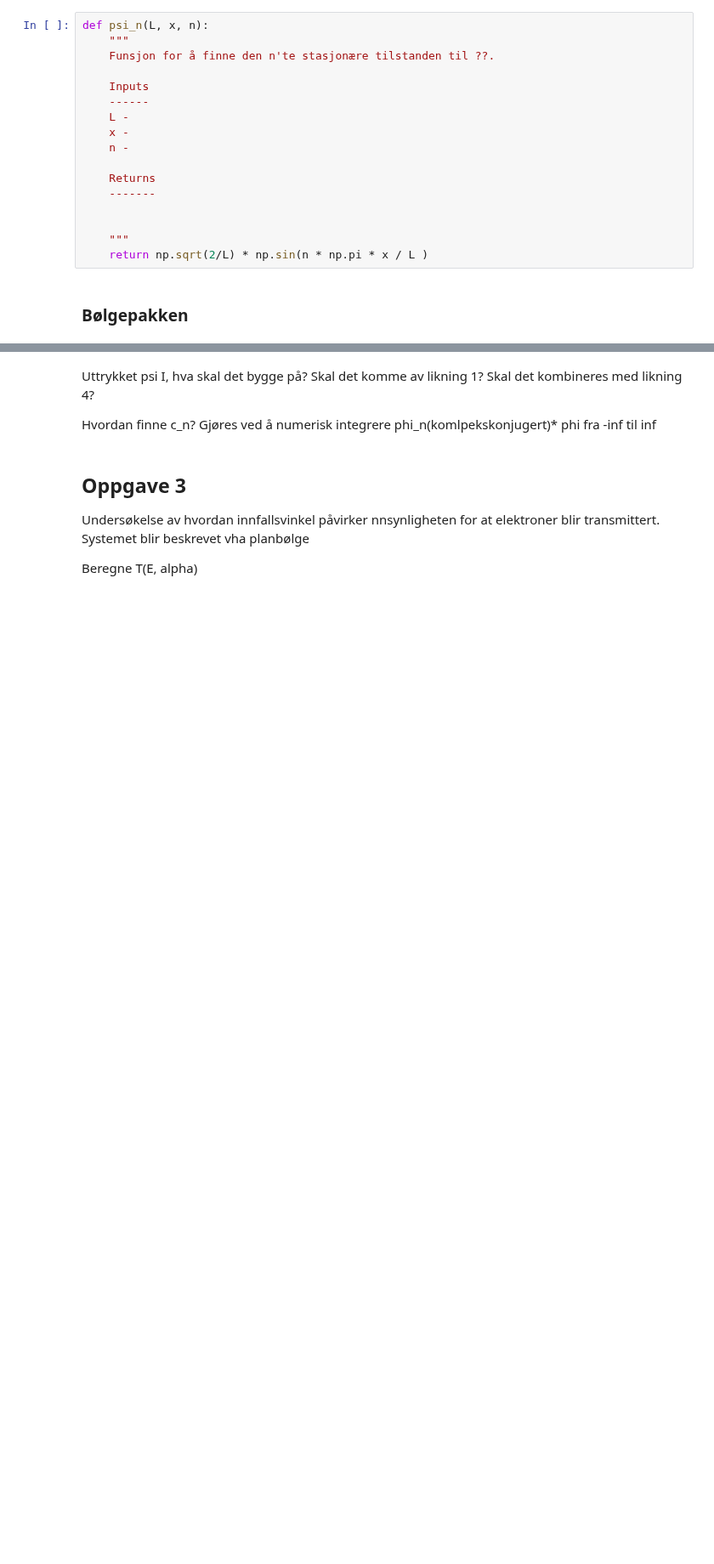
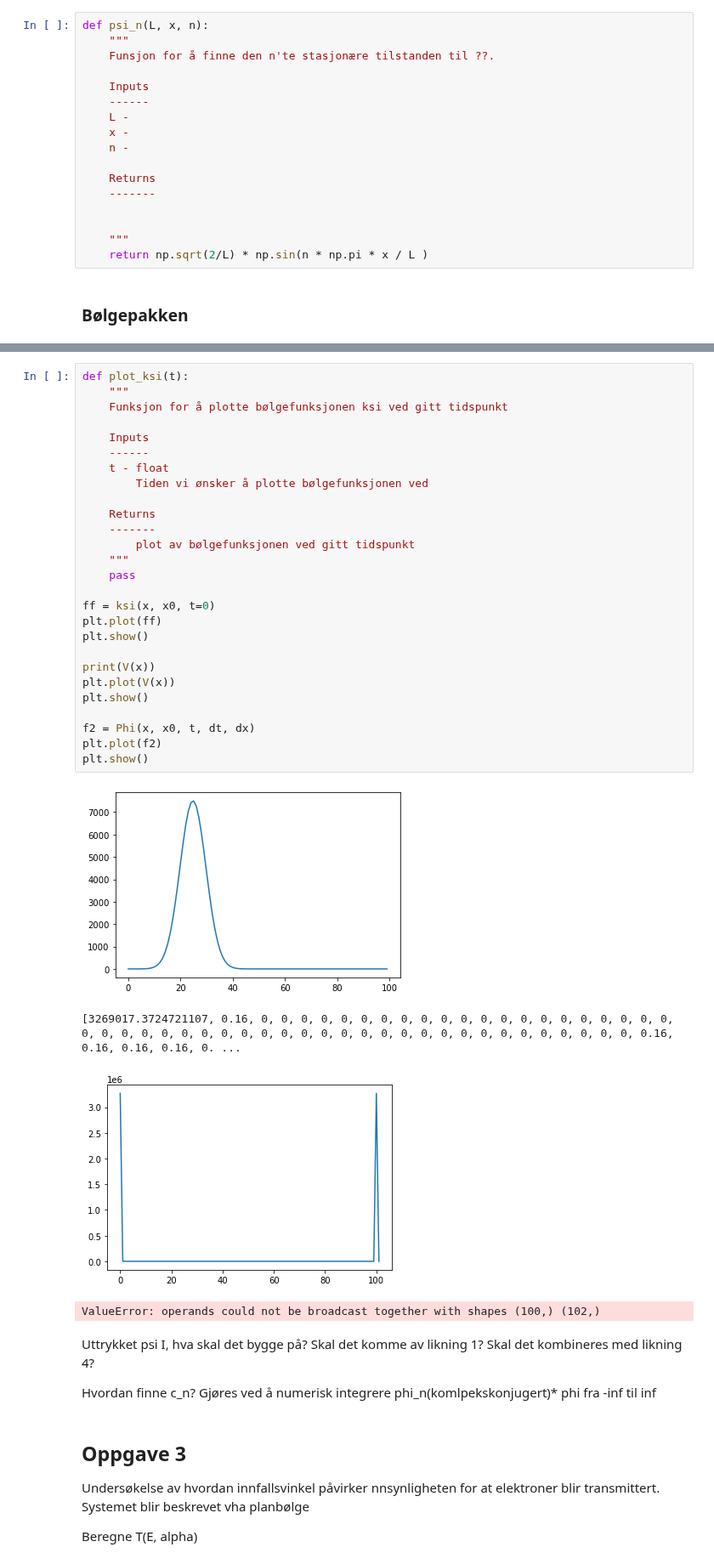
Before and after one commit to astridmo/Fys245-Quantum-physics, a Jupyter notebook: oblig/ObligFys245.ipynb, the cells around one changed output, grey strips where cells are left out. Shown at 85% size. Drawn from its saved outputs; the diff is of its cells as text; blank space fills up the shorter version.

Commit message:
make plot_ksi

```diff
--- a/oblig/ObligFys245.ipynb
+++ b/oblig/ObligFys245.ipynb
@@ -205,3 +219,35 @@ for xi in x:
+# %%
+def plot_ksi(t):
+    """
+    Funksjon for å plotte bølgefunksjonen ksi ved gitt tidspunkt
+
+    Inputs
+    ------
+    t - float
+        Tiden vi ønsker å plotte bølgefunksjonen ved
+
+    Returns
+    -------
+        plot av bølgefunksjonen ved gitt tidspunkt
+    """
+    pass
+
+ff = ksi(x, x0, t=0)
+plt.plot(ff)
+plt.show()
+
+print(V(x))
+plt.plot(V(x))
+plt.show()
+
+f2 = Phi(x, x0, t, dt, dx)
+plt.plot(f2)
+plt.show()
+# %% [output]
+[figure, added]
+[3269017.3724721107, 0.16, 0, 0, 0, 0, 0, 0, 0, 0, 0, 0, 0, 0, 0, 0, 0, 0, 0, 0, 0, 0, 0, 0, 0, 0, 0, 0, 0, 0, 0, 0, 0, 0, 0, 0, 0, 0, 0, 0, 0, 0, 0, 0, 0, 0, 0, 0, 0, 0, 0, 0.16, 0.16, 0.16, 0.16, 0. ...
+[figure, added]
+ValueError: operands could not be broadcast together with shapes (100,) (102,)
 # %% [markdown]
 Uttrykket psi I, hva skal det bygge på? Skal det komme av likning 1? Skal det kombineres med likning 4?
 
```
Also changed, not shown: parts of 2 cells of this notebook.
